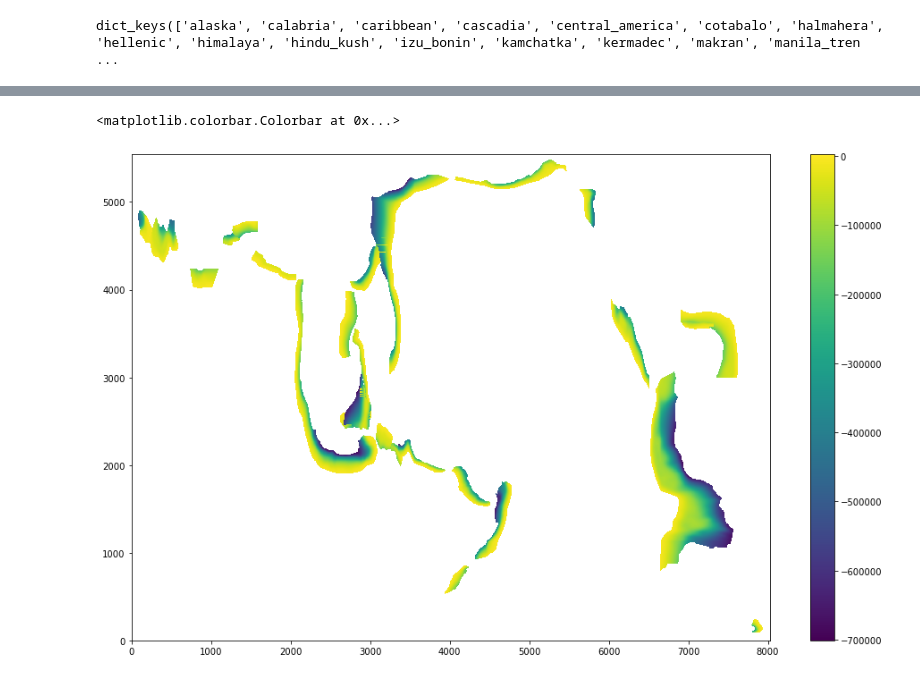
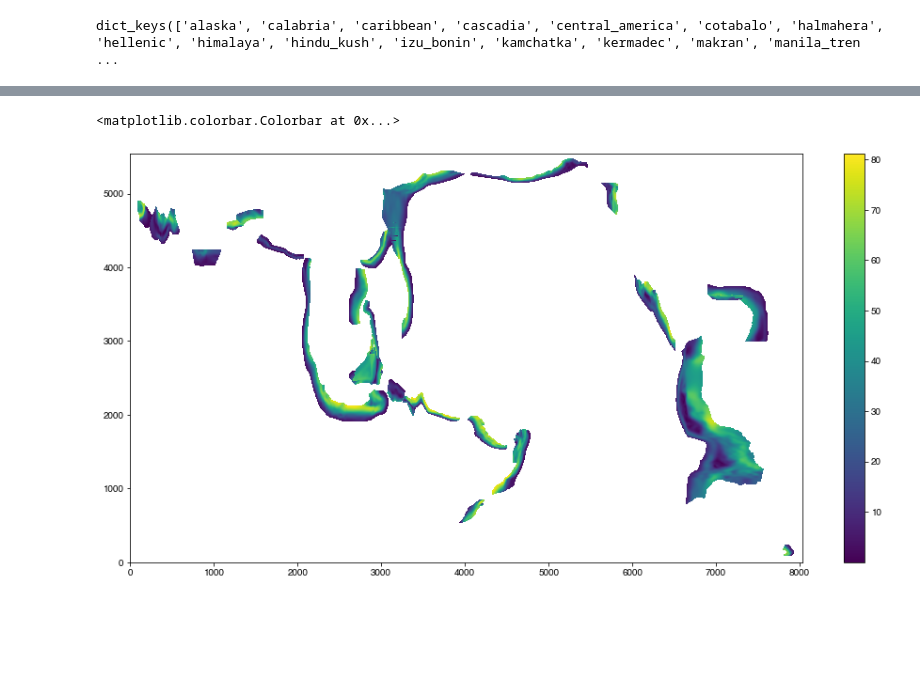
Before and after one commit to amer7632/Merdith2023_pgpSlabs_G3, a Jupyter notebook: Slab2_geometry_Py3.ipynb, the cells around one changed output, grey strips where cells are left out. Cells and saved outputs as stored; diff of their text form; code cells hidden in the pictures; blank space fills up the shorter version.

```diff
--- a/Slab2_geometry_Py3.ipynb
+++ b/Slab2_geometry_Py3.ipynb
@@ -172,10 +222,10 @@ plt.show()
 # %%
-plt.figure(figsize=(16,10))
-plt.pcolormesh(global_sub_zones.depth.values)
+plt.figure(figsize=(16,8))
+plt.pcolormesh(global_sub_zones.dip.values)
 plt.colorbar()
 # %% [output]
 <matplotlib.colorbar.Colorbar at 0x...>
-[figure, old version]
+[figure, new version]
 # %%
 lats = np.arange(-90,90.05,0.05)
 lons = np.arange(0,360.1,0.1)
```
Also changed, not shown: parts of 18 cells of this notebook, 19 other files.
